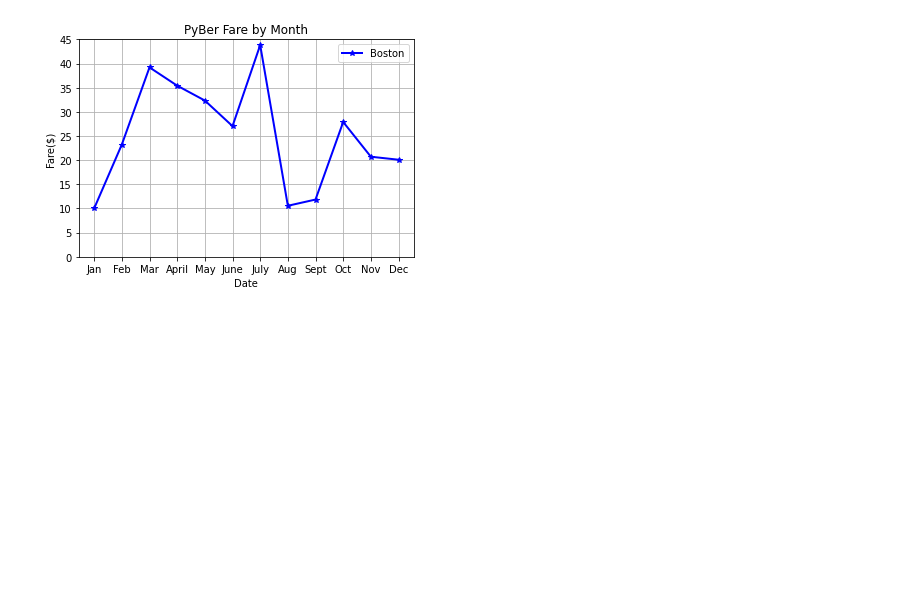
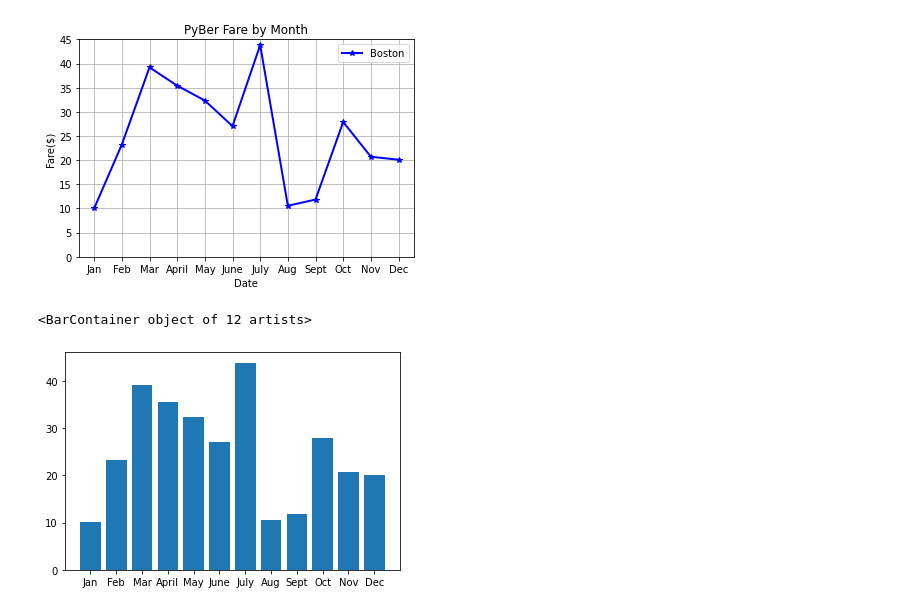
Before and after one commit to lawnshogan/PyBer_Analysis, a Jupyter notebook: matplotlib_practice.ipynb, the cells around one changed output. Cells and saved outputs as stored; diff of their text form; code cells hidden in the pictures; blank space fills up the shorter version.

```diff
--- a/matplotlib_practice.ipynb
+++ b/matplotlib_practice.ipynb
@@ -78,3 +78,11 @@ plt.legend()
 # %% [output]
 <matplotlib.legend.Legend at 0x...>
 [figure]
+# %%
+# Module 5.1.5 Create and annotate vertical and horizontal bar charts - MATLAB APPROACH
+
+# Create the vertical bar chart with plt.bar
+plt.bar(x_axis, y_axis)
+# %% [output]
+<BarContainer object of 12 artists>
+[figure, added]
```
Also changed, not shown: parts of 13 cells of this notebook, 1 other file.
